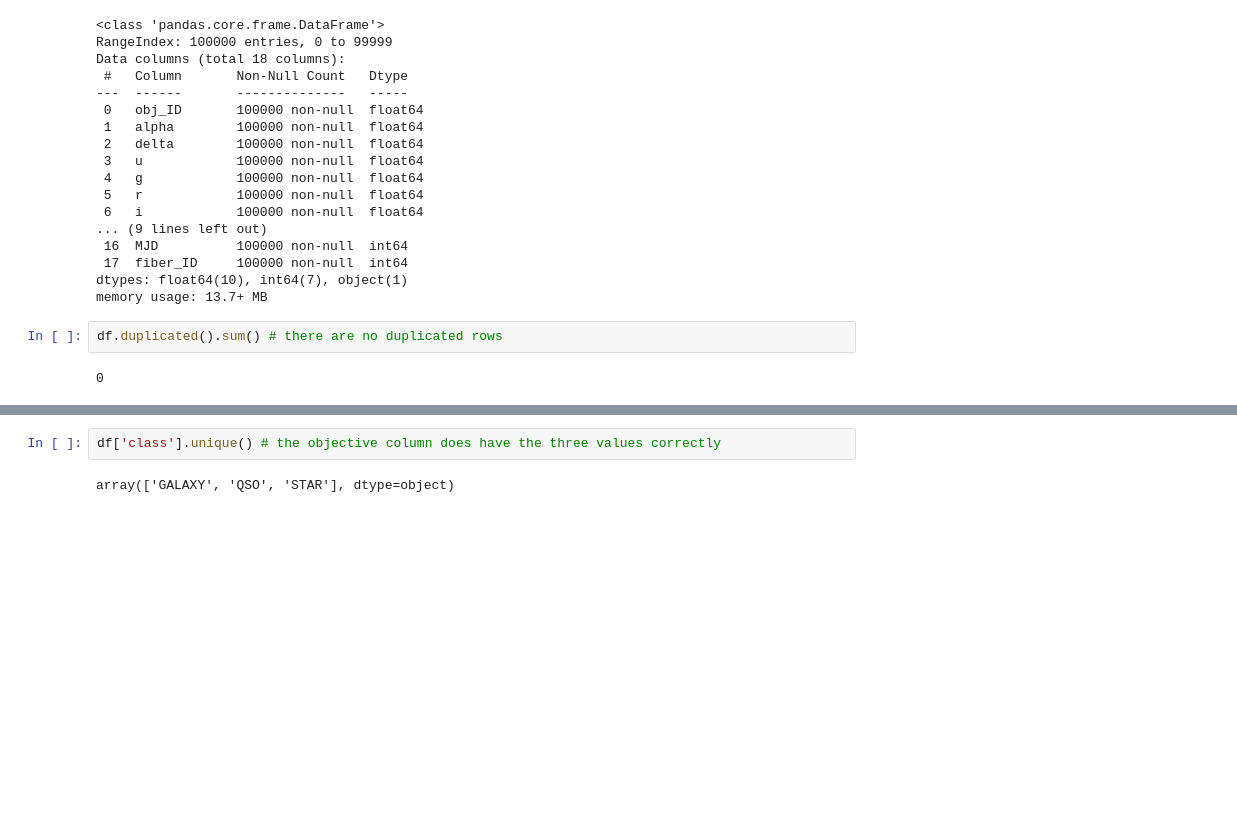
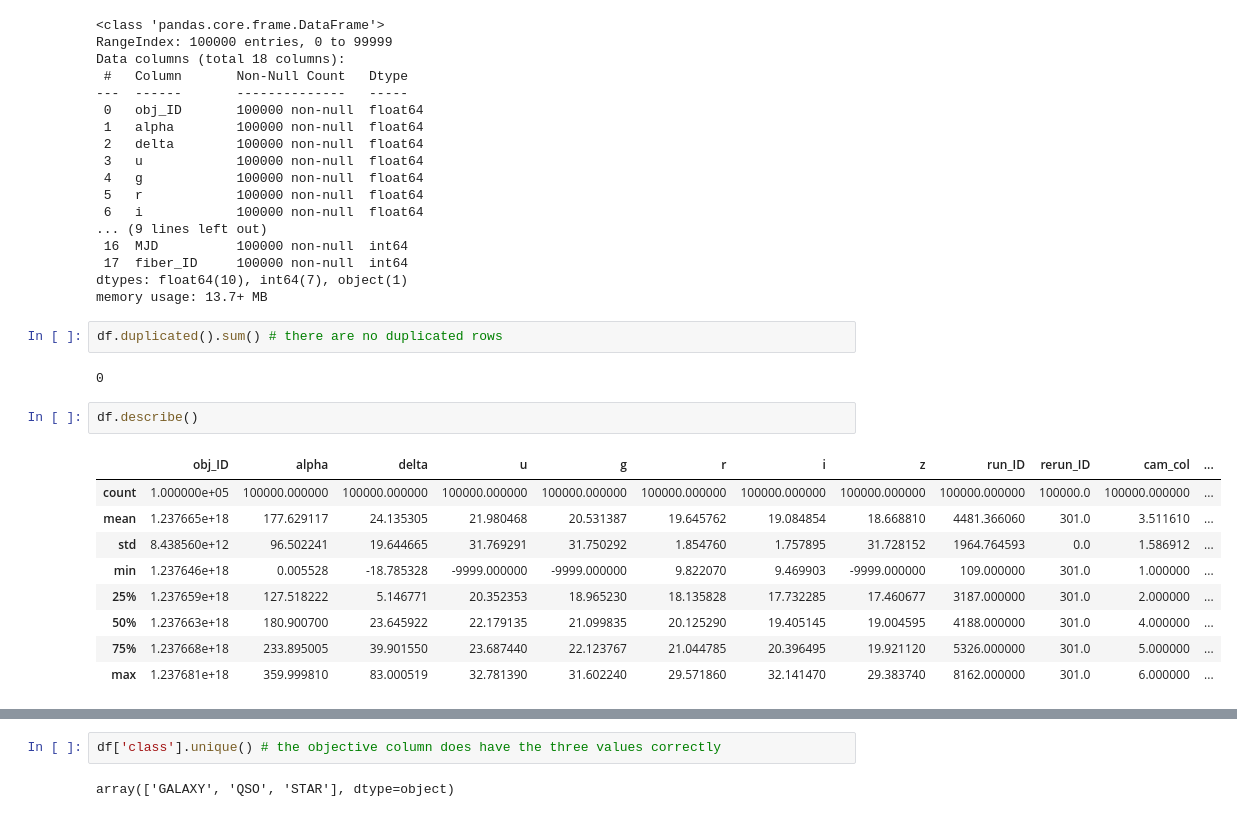
Before and after one commit to 0Kyumy0/Stellar_Classification_Project, a Jupyter notebook: stellarClasification.ipynb, the cells around one changed output, grey strips where cells are left out. Saved outputs shown, nothing was run; the diff lists cells and outputs as text; blank space fills up the shorter version.

```diff
--- a/stellarClasification.ipynb
+++ b/stellarClasification.ipynb
@@ -45,3 +45,15 @@ memory usage: 13.7+ MB
 df.duplicated().sum() # there are no duplicated rows
 # %% [output]
 0
+# %%
+df.describe()
+# %% [output]
+|  | obj_ID | alpha | delta | u | g | r | i | z | run_ID | rerun_ID | cam_col | ... |
+| count | 1.000000e+05 | 100000.000000 | 100000.000000 | 100000.000000 | 100000.000000 | 100000.000000 | 100000.000000 | 100000.000000 | 100000.000000 | 100000.0 | 100000.000000 | ... |
+| mean | 1.237665e+18 | 177.629117 | 24.135305 | 21.980468 | 20.531387 | 19.645762 | 19.084854 | 18.668810 | 4481.366060 | 301.0 | 3.511610 | ... |
+| std | 8.438560e+12 | 96.502241 | 19.644665 | 31.769291 | 31.750292 | 1.854760 | 1.757895 | 31.728152 | 1964.764593 | 0.0 | 1.586912 | ... |
+| min | 1.237646e+18 | 0.005528 | -18.785328 | -9999.000000 | -9999.000000 | 9.822070 | 9.469903 | -9999.000000 | 109.000000 | 301.0 | 1.000000 | ... |
+| 25% | 1.237659e+18 | 127.518222 | 5.146771 | 20.352353 | 18.965230 | 18.135828 | 17.732285 | 17.460677 | 3187.000000 | 301.0 | 2.000000 | ... |
+| 50% | 1.237663e+18 | 180.900700 | 23.645922 | 22.179135 | 21.099835 | 20.125290 | 19.405145 | 19.004595 | 4188.000000 | 301.0 | 4.000000 | ... |
+| 75% | 1.237668e+18 | 233.895005 | 39.901550 | 23.687440 | 22.123767 | 21.044785 | 20.396495 | 19.921120 | 5326.000000 | 301.0 | 5.000000 | ... |
+| max | 1.237681e+18 | 359.999810 | 83.000519 | 32.781390 | 31.602240 | 29.571860 | 32.141470 | 29.383740 | 8162.000000 | 301.0 | 6.000000 | ... |
```
Also changed, not shown: parts of 7 cells of this notebook.
